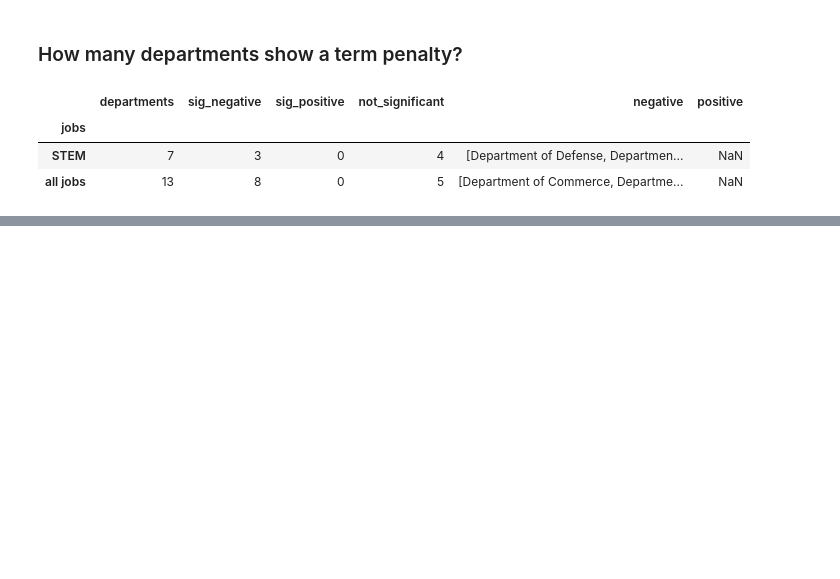
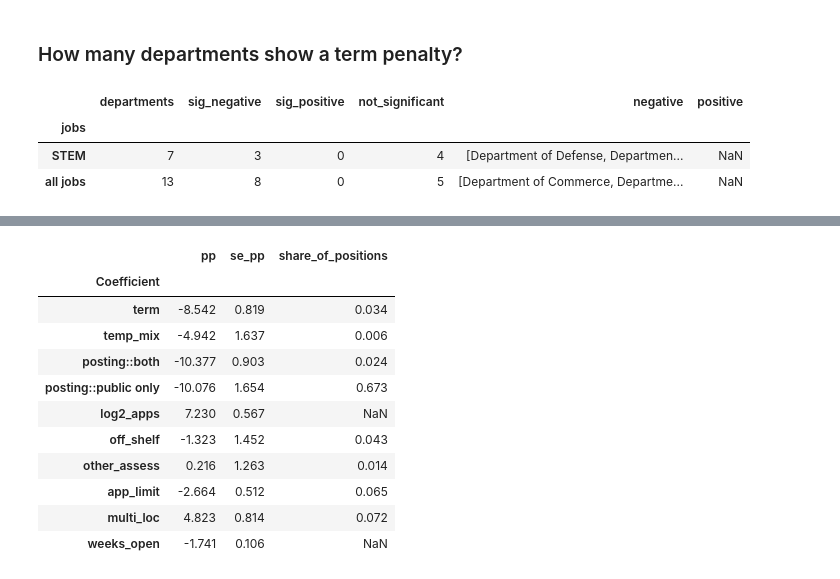
Before and after one commit to abigailhaddad/2210, a Jupyter notebook: hiring_outcomes_analysis.ipynb, the cells around one changed output, grey strips where cells are left out. Drawn from its saved outputs; the diff is of its cells as text; code cells hidden in the pictures; blank space fills up the shorter version.

```diff
--- a/hiring_outcomes_analysis.ipynb
+++ b/hiring_outcomes_analysis.ipynb
@@ -125,6 +125,12 @@ def prepare(df):
     df["anntype"] = df.Announcement_Type.str.upper().str.strip()
     df["apps"] = pd.to_numeric(df.Total_Applications, errors="coerce")
     df["public"] = df.anntype.str.contains("DE|DELEGATED|PUBLIC", regex=True).astype(int)
+    df["internal"] = 1 - df.public
+    df["days_open"] = (pd.to_datetime(df.Announcement_Close_Date) - df.open).dt.days.clip(lower=0)
+    df["off_shelf"] = (df.Off_the_Shelf_Assessment == "Yes").astype(int)
+    df["other_assess"] = (df.Other_Assessment_Type_Used == "Yes").astype(int)
+    df["app_limit"] = (df["Application_Limit_Set?"] == "Yes").astype(int)
+    df["multi_loc"] = df.Announcement_Locations.fillna("").str.contains(r"\|").astype(int)
     df["term"] = (df.appt == "Term").astype(int)
     df["temp_mix"] = (df.appt == "Multiple incl. Temporary").astype(int)
     return df
@@ -151,9 +157,12 @@ def to_positions(df):
     mixed = u.groupby("pos_id").appt.transform("nunique") > 1
     print(f"USA Staffing announcements: {len(u)}; dropped {int(mixed.sum())} in {u[mixed].pos_id.nunique()} matched groups that mix appointment groups")
     u = u[~mixed]
-    first_cols = ["Agency", "Bureau", "Job_Series_Number", "appt", "term", "temp_mix", "series_grade", "ab", "sg_ab", "fy", "open"]
+    first_cols = ["Agency", "Bureau", "Job_Series_Number", "Pay_Plan", "Grade", "appt", "term", "temp_mix", "series_grade", "ab", "sg_ab", "fy", "open"]
     agg = {c: "first" for c in first_cols}
     agg.update(filled=("filled", "max"), sel=("sel", "max"), apps=("apps", "sum"), n_announcements=("sel", "size"),
+               public_any=("public", "max"), internal_any=("internal", "max"), off_shelf=("off_shelf", "max"),
+               other_assess=("other_assess", "max"), app_limit=("app_limit", "max"), multi_loc=("multi_loc", "max"),
+               days_open=("days_open", "max"),
                anntype=("anntype", lambda x: " + ".join(sorted(set(x)))))
     agg = {k: (v if isinstance(v, tuple) else (k, v)) for k, v in agg.items()}
     pos = u.groupby("pos_id").agg(**agg)
@@ -376,0 +399,32 @@ count_departments(shares)
+# %%
+def factor_comparison(pos):
+    """Term gap next to other announcement features in one FE model, in percentage points."""
+    p = pos[pos.appt.isin(GROUPS)].copy()
+    p["posting"] = np.select([(p.public_any == 1) & (p.internal_any == 1), p.public_any == 1], ["both", "public only"], "internal only")
+    p["log2_apps"] = np.log2(p.apps + 1)
+    p["weeks_open"] = p.days_open.clip(upper=60) / 7
+    f = ("filled ~ term + temp_mix + i(posting, ref='internal only') + log2_apps + off_shelf + other_assess"
+         " + app_limit + multi_loc + weeks_open | sg_ab + fy")
+    t = pf.feols(f, data=p, vcov={"CRV1": "ab"}).tidy()
+    out = pd.DataFrame({"pp": t.Estimate * 100, "se_pp": t["Std. Error"] * 100})
+    shares = {"term": p.term.mean(), "temp_mix": p.temp_mix.mean(), "posting::both": (p.posting == "both").mean(),
+              "posting::public only": (p.posting == "public only").mean(), "off_shelf": p.off_shelf.mean(),
+              "other_assess": p.other_assess.mean(), "app_limit": p.app_limit.mean(), "multi_loc": p.multi_loc.mean()}
+    out["share_of_positions"] = out.index.map(shares)
+    return out
+
+
+factor_comparison(pos).round(3)
+# %% [output]
+|  | pp | se_pp | share_of_positions |
+| Coefficient |  |  |  |
+| term | -8.542 | 0.819 | 0.034 |
+| temp_mix | -4.942 | 1.637 | 0.006 |
+| posting::both | -10.377 | 0.903 | 0.024 |
+| posting::public only | -10.076 | 1.654 | 0.673 |
+| log2_apps | 7.230 | 0.567 | NaN |
+| off_shelf | -1.323 | 1.452 | 0.043 |
+| other_assess | 0.216 | 1.263 | 0.014 |
+| app_limit | -2.664 | 0.512 | 0.065 |
+| multi_loc | 4.823 | 0.814 | 0.072 |
+| weeks_open | -1.741 | 0.106 | NaN |
```
Also changed, not shown: parts of 3 cells of this notebook.
